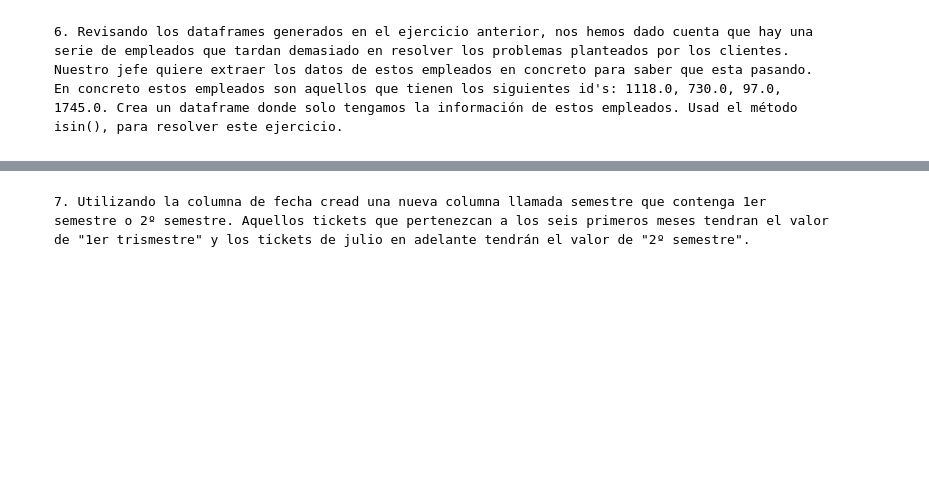
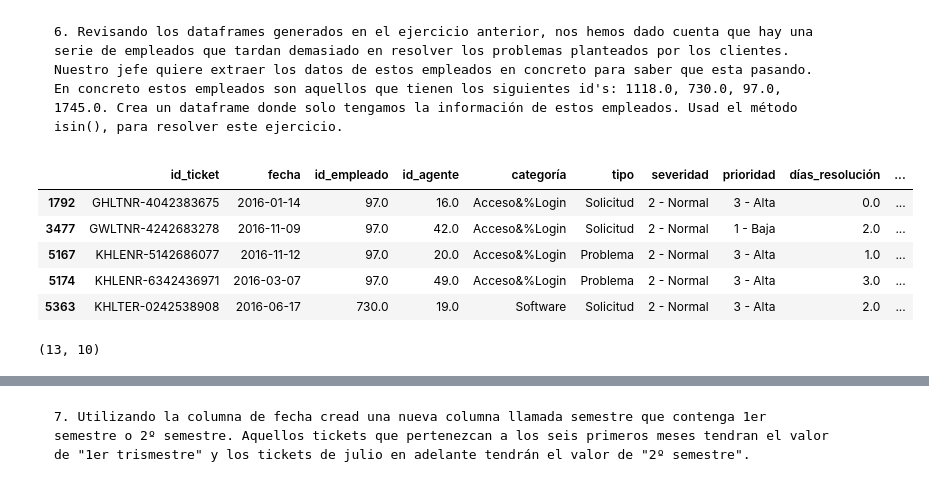
Before and after one commit to Adalab/promo-d-da-modulo2-sprint1-anabelen-silvia, a Jupyter notebook: ejercicio4/ejercicio4-pandas4.ipynb, the cells around one changed output, grey strips where cells are left out. Cells and saved outputs as stored; diff of their text form; code cells hidden in the pictures; blank space fills up the shorter version.

```diff
--- a/ejercicio4/ejercicio4-pandas4.ipynb
+++ b/ejercicio4/ejercicio4-pandas4.ipynb
@@ -322,3 +322,19 @@ df_5dias.head()
 | 18 | GDLEER-3042628638 | 2016-09-15 | 1863.0 | 46.0 | Hardware | Problema | 2 - Normal | 0 - Sin Asignar | 9.0 | ... |
 # %% [markdown]
     6. Revisando los dataframes generados en el ejercicio anterior, nos hemos dado cuenta que hay una serie de empleados que tardan demasiado en resolver los problemas planteados por los clientes. Nuestro jefe quiere extraer los datos de estos empleados en concreto para saber que esta pasando. En concreto estos empleados son aquellos que tienen los siguientes id's: 1118.0, 730.0, 97.0, 1745.0. Crea un dataframe donde solo tengamos la información de estos empleados. Usad el método isin(), para resolver este ejercicio.
+# %%
+empleados = [1118.0, 730.0, 97.0, 1745.0]
+
+df_empleados = df_pocos_dias[df_pocos_dias["id_empleado"].isin(empleados)]
+df_empleados.head()
+# %% [output]
+|  | id_ticket | fecha | id_empleado | id_agente | categoría | tipo | severidad | prioridad | días_resolución | ... |
+| 1792 | GHLTNR-4042383675 | 2016-01-14 | 97.0 | 16.0 | Acceso&%Login | Solicitud | 2 - Normal | 3 - Alta | 0.0 | ... |
+| 3477 | GWLTNR-4242683278 | 2016-11-09 | 97.0 | 42.0 | Acceso&%Login | Solicitud | 2 - Normal | 1 - Baja | 2.0 | ... |
+| 5167 | KHLENR-5142686077 | 2016-11-12 | 97.0 | 20.0 | Acceso&%Login | Problema | 2 - Normal | 3 - Alta | 1.0 | ... |
+| 5174 | KHLENR-6342436971 | 2016-03-07 | 97.0 | 49.0 | Acceso&%Login | Problema | 2 - Normal | 3 - Alta | 3.0 | ... |
+| 5363 | KHLTER-0242538908 | 2016-06-17 | 730.0 | 19.0 | Software | Solicitud | 2 - Normal | 3 - Alta | 2.0 | ... |
+# %%
+df_empleados.shape
+# %% [output]
+(13, 10)
```
Also changed, not shown: parts of 7 cells of this notebook, 1 other file.
